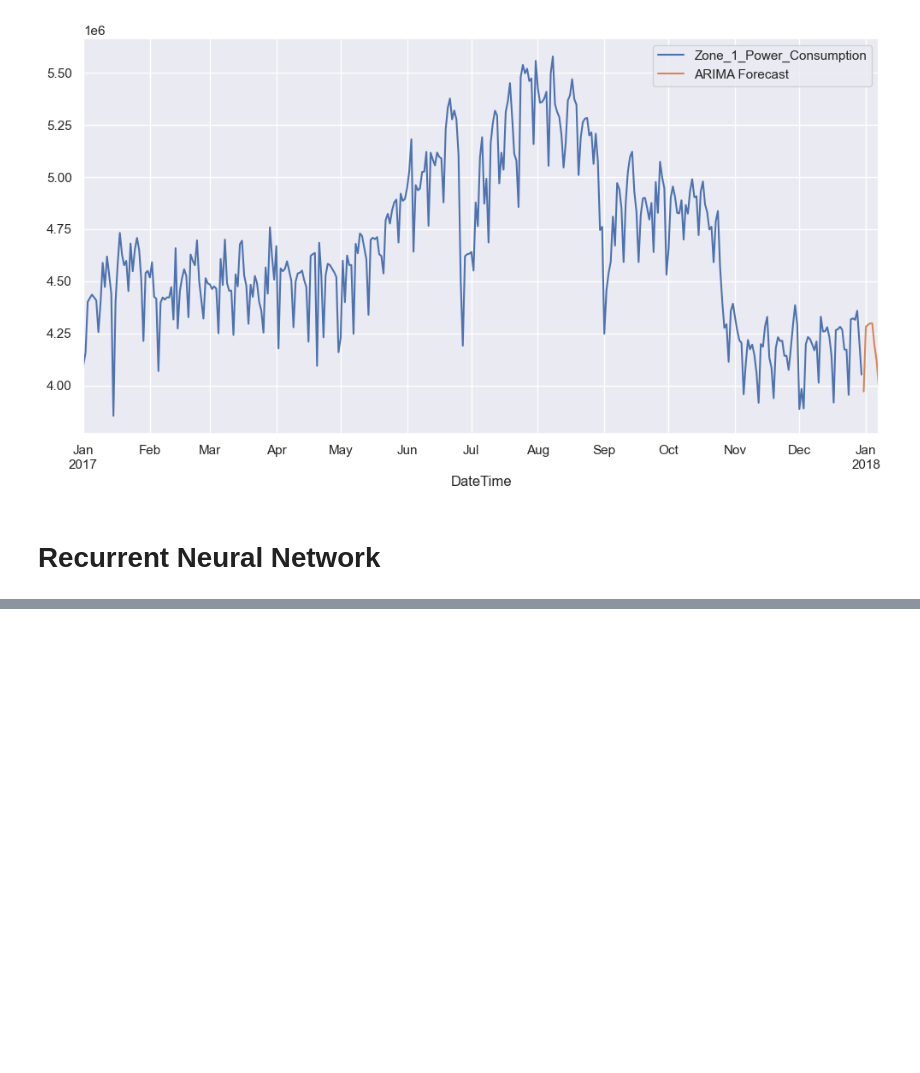
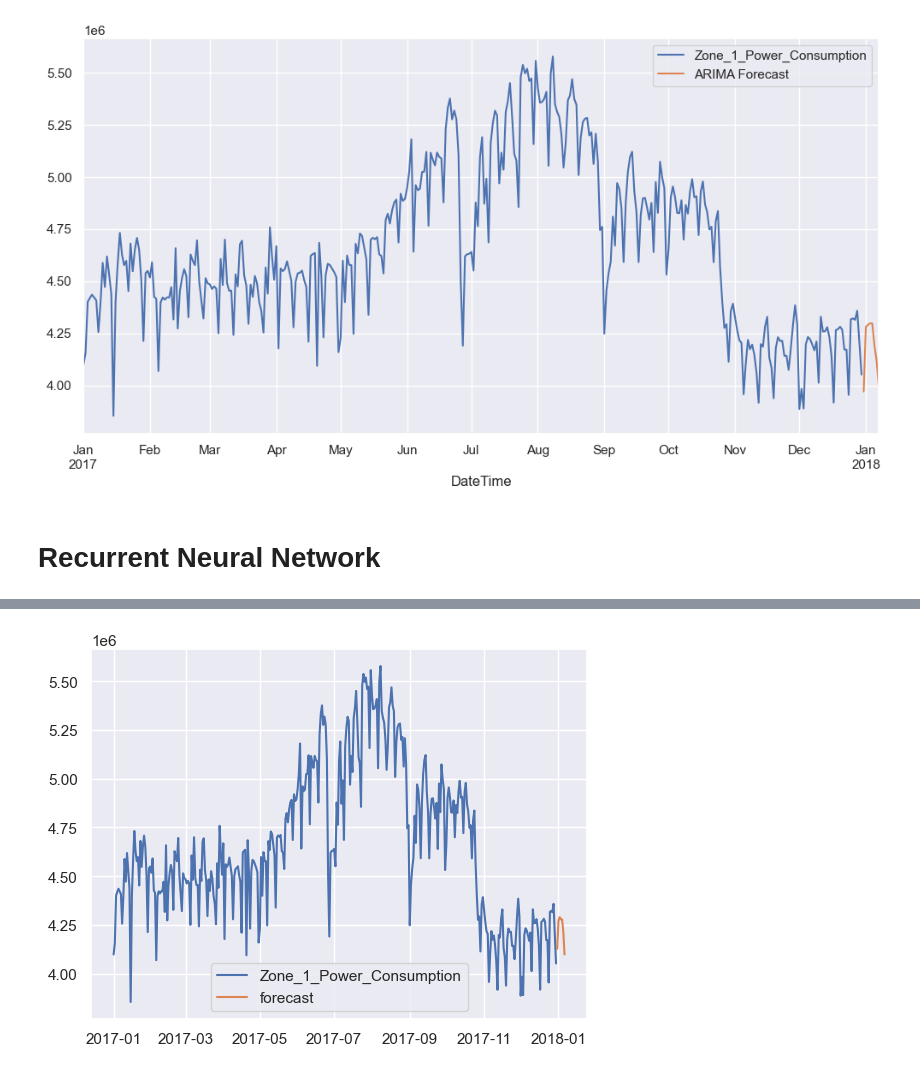
Before and after one commit to Mahyar-Fazelzadeh/Energy-Consumption-Prediction-using-Arima-and-RNN-models, a Jupyter notebook: power_consumption_of_Tetouan_city.ipynb, the cells around one changed output, grey strips where cells are left out. Saved outputs shown, nothing was run; the diff lists cells and outputs as text; code cells hidden in the pictures; blank space fills up the shorter version.

```diff
--- a/power_consumption_of_Tetouan_city.ipynb
+++ b/power_consumption_of_Tetouan_city.ipynb
@@ -390,0 +560,19 @@ warnings.filterwarnings('ignore')
+# %%
+# Generate 12 months of predictions
+
+future_preds = []
+
+current_data = scaled_test.reshape((1, 7, 1)) #Grab last 12 months of training
+
+for i in range(7):
+
+    # This is our prediction for 1 timestep into the future
+    current_prediction = model.predict(current_data)[0]
+
+    # Append it to our list of prediction
+    future_preds.append(current_prediction)
+
+    # Update current_data. Shift the data over by 1 and append the prediction 1 timestep into the future
+    current_data = np.append(current_data[:,1:,:],[[current_prediction]],axis=1)
+
+future_preds
@@ -390,0 +594,6 @@ warnings.filterwarnings('ignore')
+# %%
+# Inverse the scaling of our predictions
+
+inv_future_preds = np.round(scaler.inverse_transform(future_preds)).reshape(7).astype(int)
+
+inv_future_preds
@@ -390,0 +602,5 @@ warnings.filterwarnings('ignore')
+# %%
+# Add out forecasted passengers to a df with a datetime index
+
+future_df = pd.DataFrame(inv_future_preds,index=pd.date_range(start='12-31-2017',end='01-06-2018', freq='D'),columns=['forecast'])
+future_df
@@ -390,0 +616,8 @@ warnings.filterwarnings('ignore')
+# %%
+# Plot our forecased passengers for the next year
+
+ax = plt.plot(df_rnn['Zone_1_Power_Consumption']), plt.plot(future_df)
+
+plt.legend(labels=['Zone_1_Power_Consumption','forecast']);
+# %% [output]
+[figure, added]
```
Also changed, not shown: parts of 19 cells of this notebook, 2 other files.
